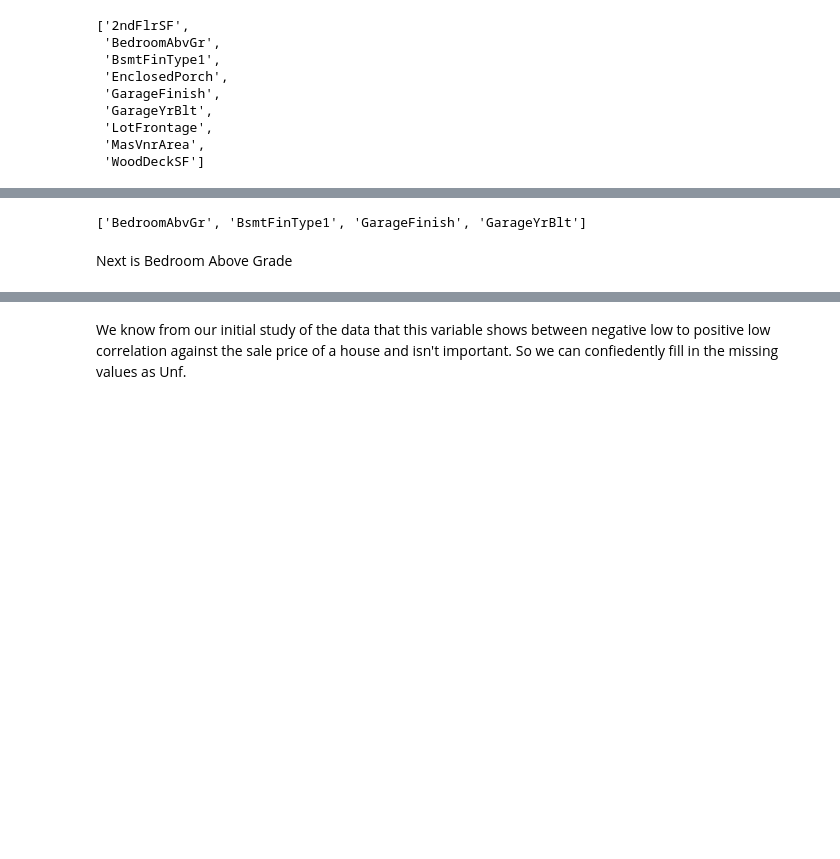
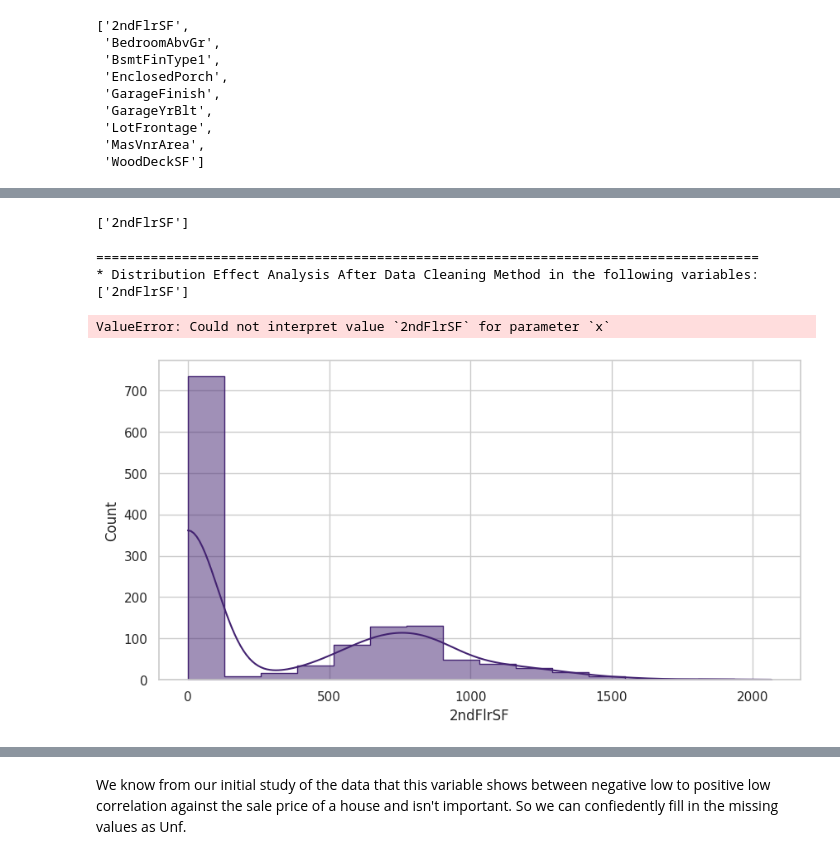
Before and after one commit to Samuel-Dainton/Heritage-Housing-Issues-P5, a Jupyter notebook: jupyter_notebooks/03 - Data Cleaning.ipynb, the cells around one changed output, grey strips where cells are left out. Cells and saved outputs as stored; diff of their text form; code cells hidden in the pictures; blank space fills up the shorter version.

```diff
--- a/jupyter_notebooks/03 - Data Cleaning.ipynb
+++ b/jupyter_notebooks/03 - Data Cleaning.ipynb
@@ -86,0 +330,5 @@ First we replace all the columns of missing data related to square footing or si
+# %%
+variables_method = ['2ndFlrSF']
+variables_method
+# %% [output]
+['2ndFlrSF']
@@ -87,3 +338,15 @@ First we replace all the columns of missing data related to square footing or si
+# %%
+variables_method = ['2ndFlrSF']
+df_method = df['2ndFlrSF'].fillna(0)
+DataCleaningEffect(df_original=df,
+                   df_cleaned=df_method,
+                   variables_applied_with_method=variables_method)
+# %% [output]
+=====================================================================================
+* Distribution Effect Analysis After Data Cleaning Method in the following variables:
+['2ndFlrSF']
+ValueError: Could not interpret value `2ndFlrSF` for parameter `x`
+[figure, added]
 # %%
 df['2ndFlrSF'].fillna(0, inplace=True)
 df['EnclosedPorch'].fillna(0, inplace=True)
@@ -93,9 +358,2 @@ df['WoodDeckSF'].fillna(0, inplace=True)
-# %%
-vars_with_missing_data = df.columns[df.isna().sum() > 0].to_list()
-vars_with_missing_data
-# %% [output]
-['BedroomAbvGr', 'BsmtFinType1', 'GarageFinish', 'GarageYrBlt']
-# %% [markdown]
-Next is Bedroom Above Grade
 # %%
 df['BedroomAbvGr'].isnull().sum()
```
Also changed, not shown: parts of 37 cells of this notebook, 2 other files.
